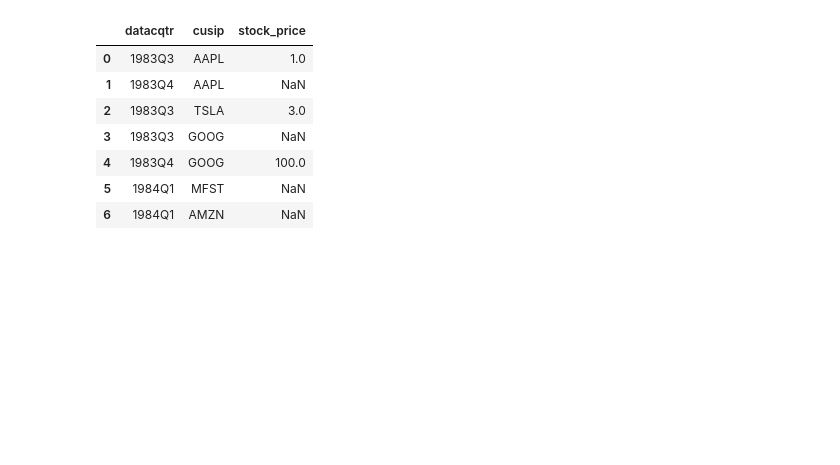
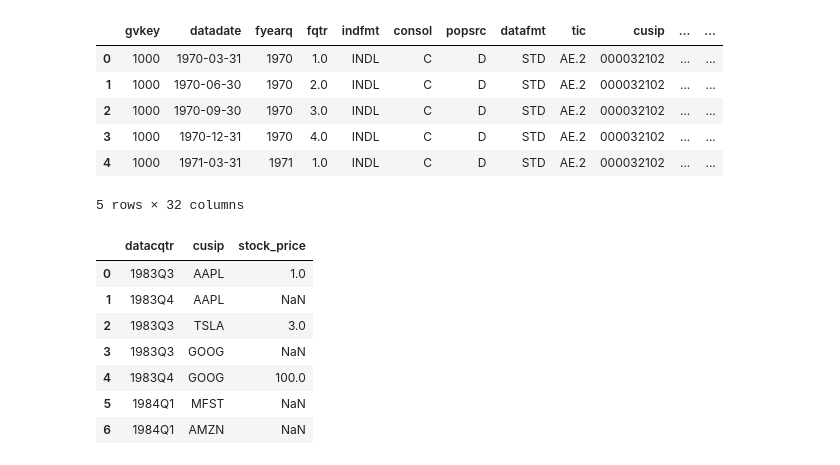
Before and after one commit to ColinDoumont/hugo_research_old, a Jupyter notebook: raw_data_to_ML.ipynb, the cells around one changed output. Saved outputs shown, nothing was run; the diff lists cells and outputs as text; code cells hidden in the pictures; blank space fills up the shorter version.

```diff
--- a/raw_data_to_ML.ipynb
+++ b/raw_data_to_ML.ipynb
@@ -6,7 +6,16 @@ from IPython.display import display
 # %%
 # Reading the data.
 df = pd.read_csv (r'/Users/Colin/Desktop/Research project/Sigma/Data - Final/Final Data.csv')
+df['datadate'] = pd.to_datetime(df.datadate, format='%d/%m/%Y')
 df.head()
+# %% [output]
+|  | gvkey | datadate | fyearq | fqtr | indfmt | consol | popsrc | datafmt | tic | cusip | ... | ... |
+| 0 | 1000 | 1970-03-31 | 1970 | 1.0 | INDL | C | D | STD | AE.2 | 000032102 | ... | ... |
+| 1 | 1000 | 1970-06-30 | 1970 | 2.0 | INDL | C | D | STD | AE.2 | 000032102 | ... | ... |
+| 2 | 1000 | 1970-09-30 | 1970 | 3.0 | INDL | C | D | STD | AE.2 | 000032102 | ... | ... |
+| 3 | 1000 | 1970-12-31 | 1970 | 4.0 | INDL | C | D | STD | AE.2 | 000032102 | ... | ... |
+| 4 | 1000 | 1971-03-31 | 1971 | 1.0 | INDL | C | D | STD | AE.2 | 000032102 | ... | ... |
+5 rows × 32 columns
 # %%
 # Creating data wrangling functions.
 
```
Also changed, not shown: parts of 12 cells of this notebook.
